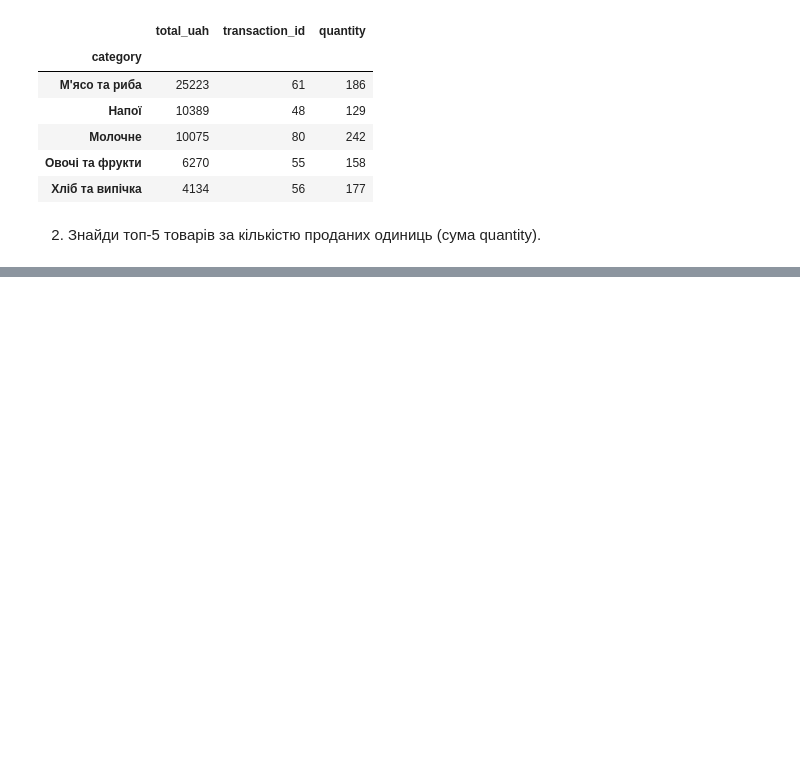
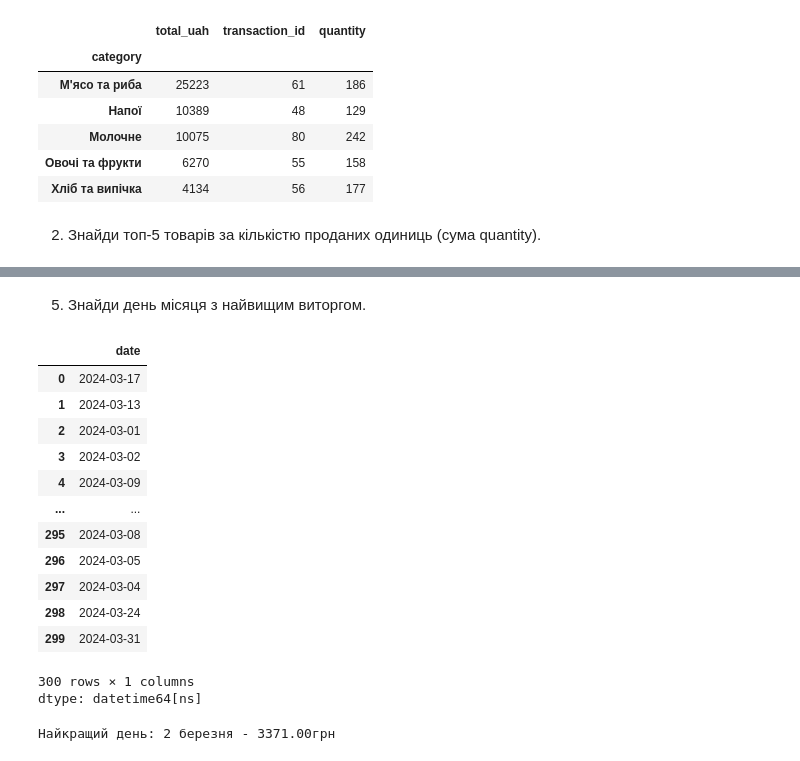
Before and after one commit to rudmaxx/DTA_Python, a Jupyter notebook: project_store_sales_analysis/store_sales_analysis.ipynb, the cells around one changed output, grey strips where cells are left out. Saved outputs shown, nothing was run; the diff lists cells and outputs as text; code cells hidden in the pictures; blank space fills up the shorter version.

```diff
--- a/project_store_sales_analysis/store_sales_analysis.ipynb
+++ b/project_store_sales_analysis/store_sales_analysis.ipynb
@@ -395,0 +462,26 @@ df.groupby("category").agg({
+# %% [markdown]
+5. Знайди день місяця з найвищим виторгом.
+# %%
+df['date']
+# %% [output]
+|  | date |
+| 0 | 2024-03-17 |
+| 1 | 2024-03-13 |
+| 2 | 2024-03-01 |
+| 3 | 2024-03-02 |
+| 4 | 2024-03-09 |
+| ... | ... |
+| 295 | 2024-03-08 |
+| 296 | 2024-03-05 |
+| 297 | 2024-03-04 |
+| 298 | 2024-03-24 |
+| 299 | 2024-03-31 |
+300 rows × 1 columns
+dtype: datetime64[ns]
+# %%
+df['day'] = df['date'].dt.day
+best_day = df.groupby('day')['total_uah'].sum().idxmax()
+best_revenue = df.groupby('day')['total_uah'].sum().max()
+print(f"Найкращий день: {best_day} березня - {best_revenue:.2f}грн")
+# %% [output]
+Найкращий день: 2 березня - 3371.00грн
```
Also changed, not shown: parts of 18 cells of this notebook.
